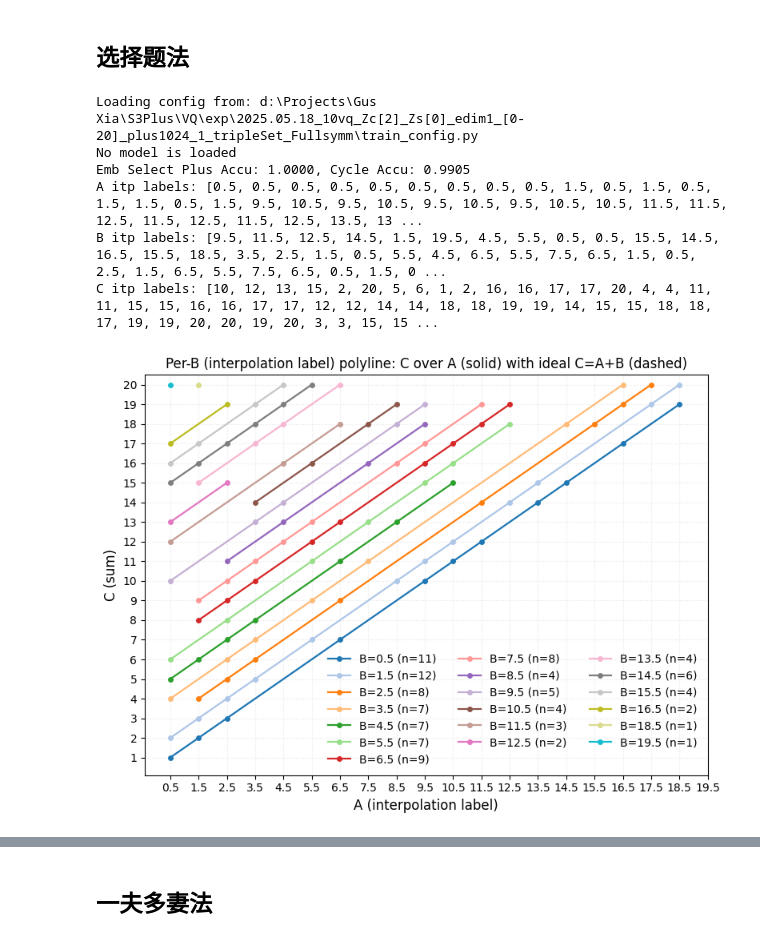
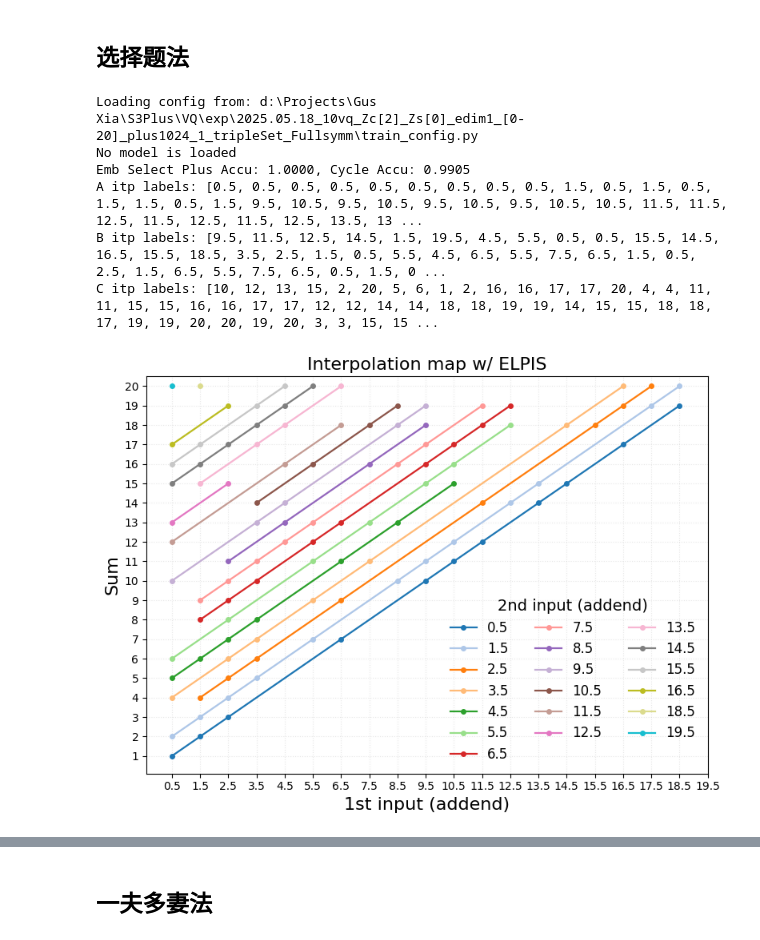
Before and after one commit to XuanjieLiu/S3Plus, a Jupyter notebook: VQ/plots/interpolation_show.ipynb, the cells around one changed output, grey strips where cells are left out. Drawn from its saved outputs; the diff is of its cells as text; code cells hidden in the pictures.

```diff
--- a/VQ/plots/interpolation_show.ipynb
+++ b/VQ/plots/interpolation_show.ipynb
@@ -166,6 +166,7 @@ def plot_interpolation_results(
     a_itp_label_list: List[float],
     b_itp_label_list: List[float],
     plus_itp_label_list: List[float],
+    title: str = ''
 ):
     """
     画出插值加法评估结果的分组折线图。
@@ -242,7 +243,10 @@ def plot_interpolation_results(
         mask_inv = tr['mask_any_invalid']
 
         # 实测折线 + 理想虚线
-        ax.plot(A_line, C_line, '-o', ms=4, lw=1.6, color=color[b], label=f'B={b:.1f} (n={len(groups_raw[b])})')
+        ax.plot(A_line, C_line, '-o', ms=4, lw=1.6, color=color[b],
+                # label=f'B={b:.1f} (n={len(groups_raw[b])})'
+                label=f'{b:.1f}'
+        )
         ax.plot(A_line, A_line + b, '--', lw=1.0, color=color[b], alpha=0.5)
 
         # —— 在 C==-1 出现过的 A 位置画 “×” ——（放在统一的 y_bottom）
@@ -255,12 +259,12 @@ def plot_interpolation_results(
     ax.set_yticks(yticks)
     ax.set_xticks(np.arange(0.5, math.floor(A.max())+1.6, 1.0))
 
-    ax.set_xlabel('A (interpolation label)', fontsize=12)
-    ax.set_ylabel('C (sum)', fontsize=12)
+    ax.set_xlabel('1st input (addend)', fontsize=16)
+    ax.set_ylabel('Sum', fontsize=16)
     # ax.set_title('Per-B polyline: C over A (solid) with ideal C=A+B (dashed)\n(× marks A positions where any C == -1)')
-    ax.set_title('Per-B (interpolation label) polyline: C over A (solid) with ideal C=A+B (dashed)', fontsize=12)
+    ax.set_title(title, fontsize=16)
     ax.grid(True, ls=':', alpha=0.3)
-    ax.legend(fontsize=10, ncol=3, frameon=False, loc='lower right')
+    ax.legend(fontsize=12, ncol=3, frameon=False, loc='lower right', title='2nd input (addend)', title_fontsize=14)
 
     plt.tight_layout()
     plt.show()
@@ -269,21 +273,23 @@ def plot_interpolation_results(
 # %%
 exp_name = "2025.05.18_10vq_Zc[2]_Zs[0]_edim1_[0-20]_plus1024_1_tripleSet_Fullsymm"
 sub_exp = "1"
 ckpt = "checkpoint_48000.pt"
 a_itp_label_list, b_itp_label_list, plus_itp_label_list = run_interpolation_eval(exp_name, sub_exp, ckpt)
+title = "Interpolation map w/ ELPIS"
 plot_interpolation_results(
     a_itp_label_list,
     b_itp_label_list,
     plus_itp_label_list,
+    title=title
 )
 # %% [output]
 Loading config from: d:\Projects\Gus Xia\S3Plus\VQ\exp\2025.05.18_10vq_Zc[2]_Zs[0]_edim1_[0-20]_plus1024_1_tripleSet_Fullsymm\train_config.py
 No model is loaded
 Emb Select Plus Accu: 1.0000, Cycle Accu: 0.9905
 A itp labels: [0.5, 0.5, 0.5, 0.5, 0.5, 0.5, 0.5, 0.5, 0.5, 1.5, 0.5, 1.5, 0.5, 1.5, 1.5, 0.5, 1.5, 9.5, 10.5, 9.5, 10.5, 9.5, 10.5, 9.5, 10.5, 10.5, 11.5, 11.5, 12.5, 11.5, 12.5, 11.5, 12.5, 13.5, 13 ...
 B itp labels: [9.5, 11.5, 12.5, 14.5, 1.5, 19.5, 4.5, 5.5, 0.5, 0.5, 15.5, 14.5, 16.5, 15.5, 18.5, 3.5, 2.5, 1.5, 0.5, 5.5, 4.5, 6.5, 5.5, 7.5, 6.5, 1.5, 0.5, 2.5, 1.5, 6.5, 5.5, 7.5, 6.5, 0.5, 1.5, 0 ...
 C itp labels: [10, 12, 13, 15, 2, 20, 5, 6, 1, 2, 16, 16, 17, 17, 20, 4, 4, 11, 11, 15, 15, 16, 16, 17, 17, 12, 12, 14, 14, 18, 18, 19, 19, 14, 15, 15, 18, 18, 17, 19, 19, 20, 20, 19, 20, 3, 3, 15, 15 ...
-[figure, old version]
+[figure, new version]
 # %%
 exp_name = "2025.05.18_10vq_Zc[2]_Zs[0]_edim1_[0-20]_plus1024_1_tripleSet_Nothing"
 sub_exp = "1"
```
Also changed, not shown: parts of 1 cell of this notebook, 11 other files.
